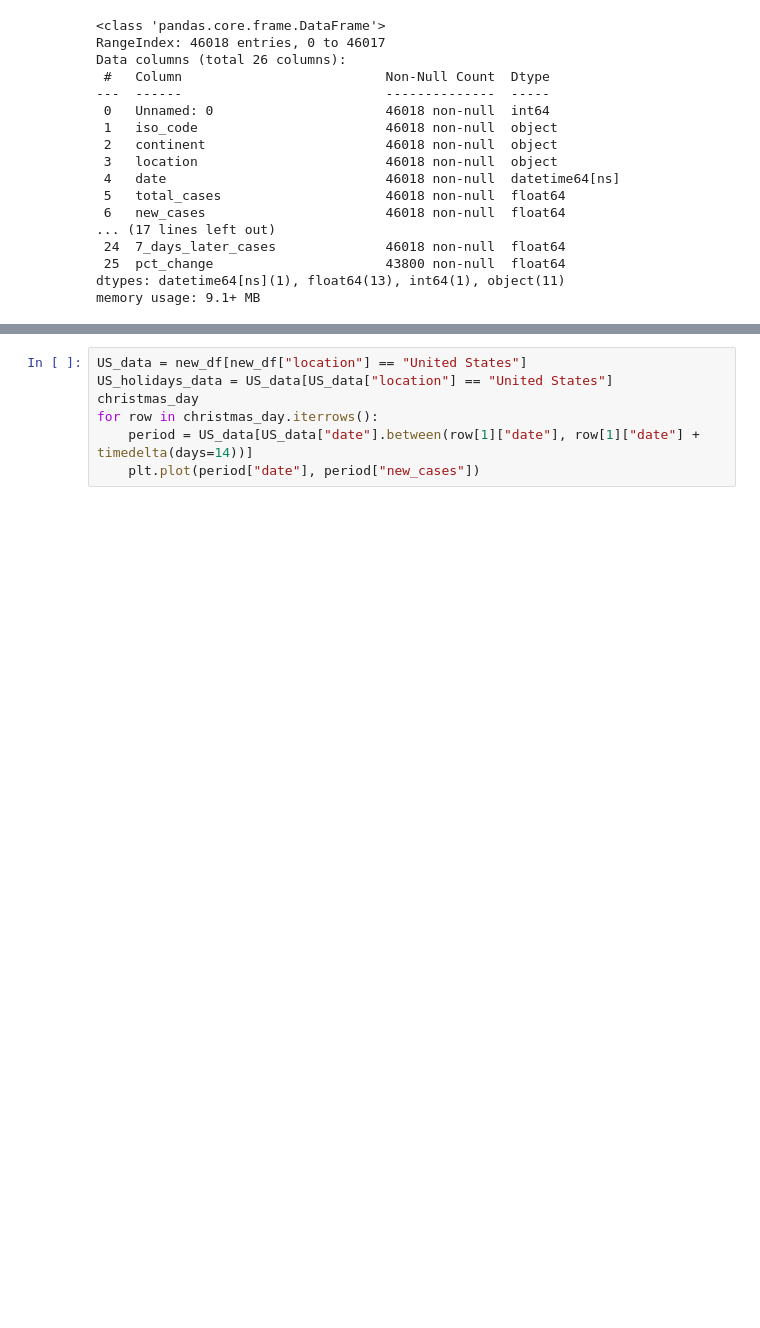
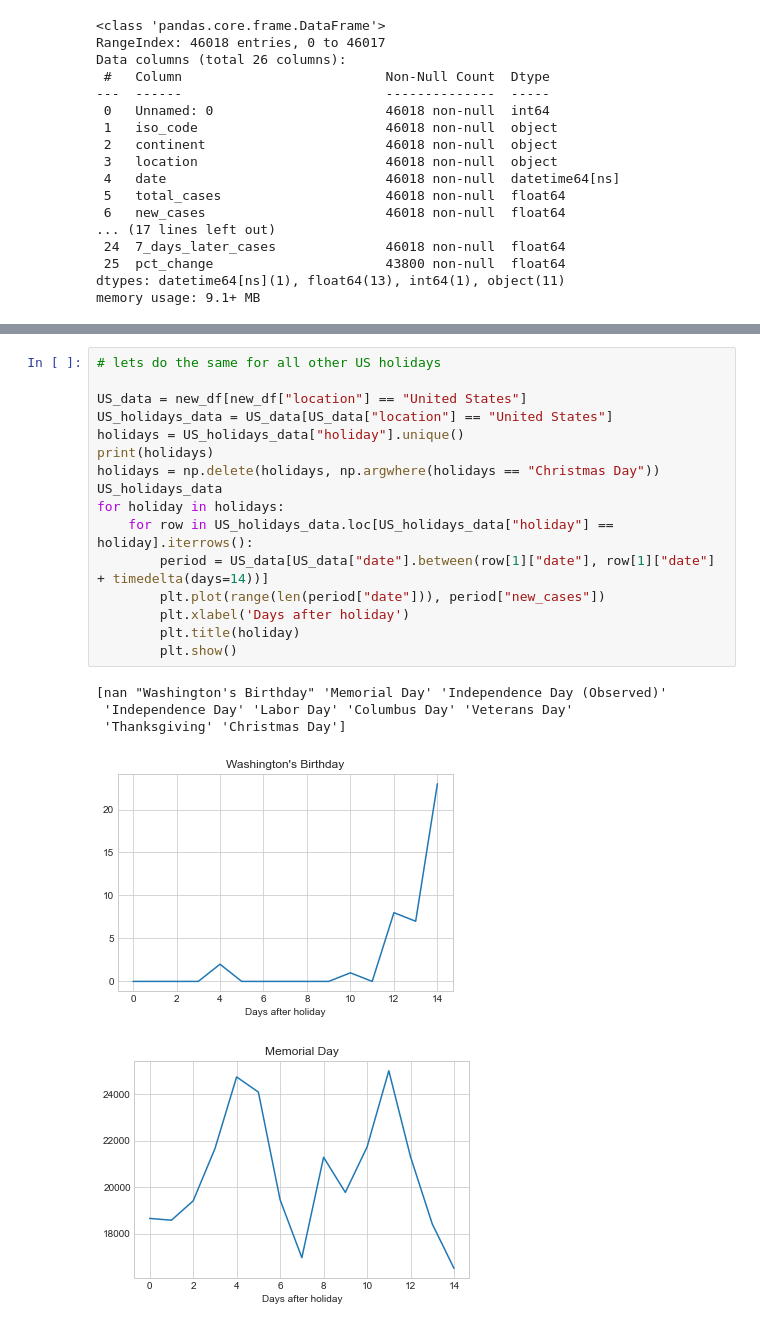
Before and after one commit to mitchmorrison2/project2, a Jupyter notebook: Proj2.ipynb, the cells around one changed output, grey strips where cells are left out. Cells and saved outputs as stored; diff of their text form; blank space fills up the shorter version.

```diff
--- a/Proj2.ipynb
+++ b/Proj2.ipynb
@@ -509,7 +514,22 @@ for row in christmas_day.iterrows():
 # %%
+# lets do the same for all other US holidays
+
 US_data = new_df[new_df["location"] == "United States"]
 US_holidays_data = US_data[US_data["location"] == "United States"]
-christmas_day
-for row in christmas_day.iterrows():
-    period = US_data[US_data["date"].between(row[1]["date"], row[1]["date"] + timedelta(days=14))]
-    plt.plot(period["date"], period["new_cases"])
+holidays = US_holidays_data["holiday"].unique()
+print(holidays)
+holidays = np.delete(holidays, np.argwhere(holidays == "Christmas Day"))
+US_holidays_data
+for holiday in holidays:
+    for row in US_holidays_data.loc[US_holidays_data["holiday"] == holiday].iterrows():
+        period = US_data[US_data["date"].between(row[1]["date"], row[1]["date"] + timedelta(days=14))]
+        plt.plot(range(len(period["date"])), period["new_cases"])
+        plt.xlabel('Days after holiday')
+        plt.title(holiday)
+        plt.show()
+# %% [output]
+[nan "Washington's Birthday" 'Memorial Day' 'Independence Day (Observed)'
+ 'Independence Day' 'Labor Day' 'Columbus Day' 'Veterans Day'
+ 'Thanksgiving' 'Christmas Day']
+[figure, added]
+[figure, added]
```
Also changed, not shown: parts of 17 cells of this notebook.
